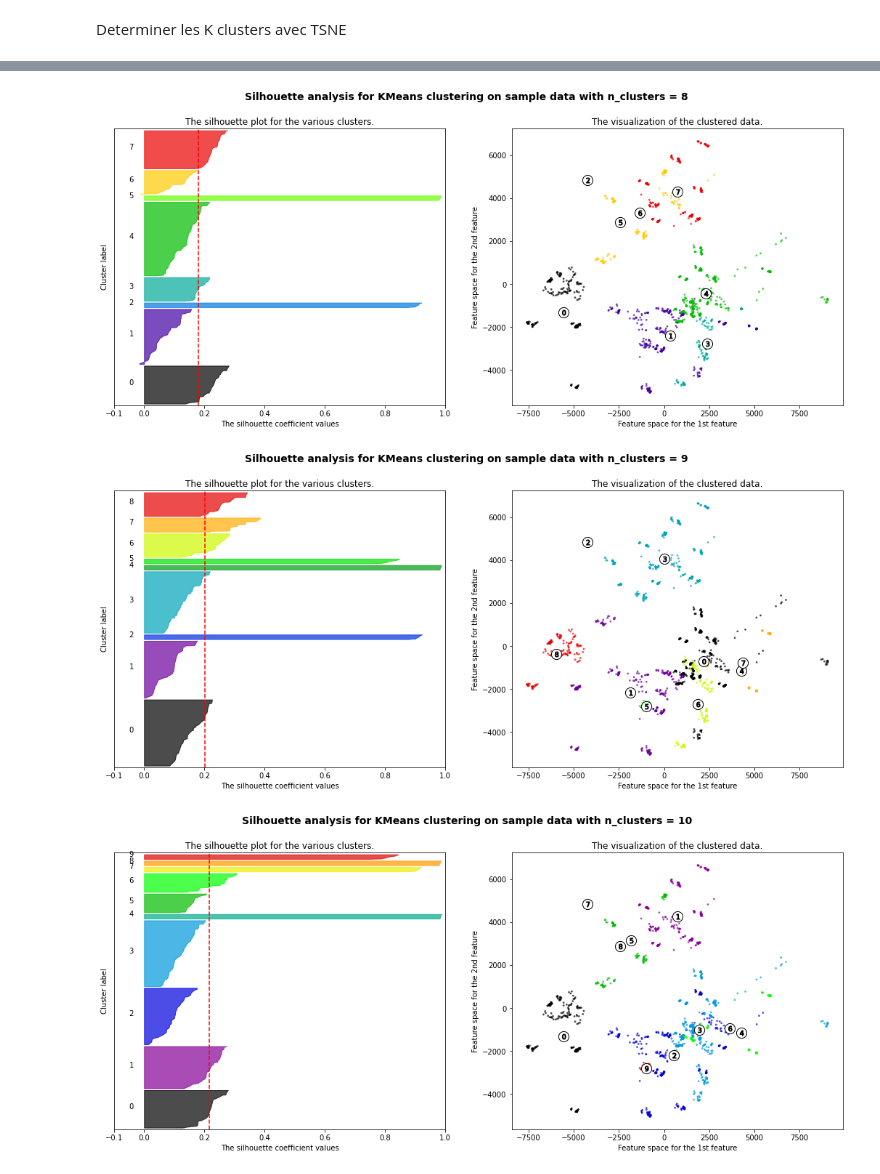
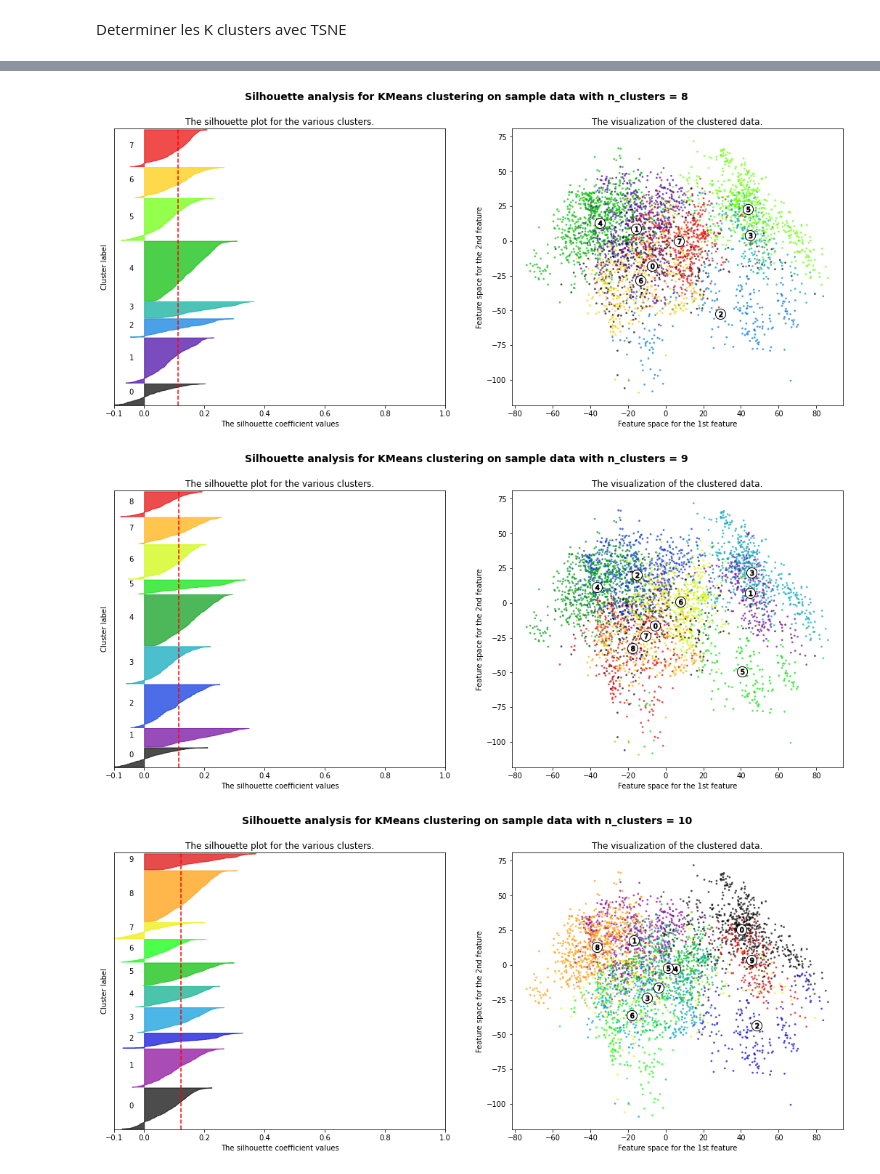
Before and after one commit to Arbrone/planaire_classification, a Jupyter notebook: notebooks/cnn_clustering.ipynb, the cells around one changed output, grey strips where cells are left out. Cells and saved outputs as stored; diff of their text form; code cells hidden in the pictures.

```diff
--- a/notebooks/cnn_clustering.ipynb
+++ b/notebooks/cnn_clustering.ipynb
@@ -71,6 +111,10 @@ torch.Size([32, 3, 224, 224])
 # %%
-activation = {}
+#activation = {}
+activation = []
 def get_activation(name):
     def hook(model, input, output):
-        activation[name] = output.detach()
+        #activation[name] = output.detach()
+        activation.append(output.detach().cpu().numpy())
+        #activation[name] = np.concatenate((activation[name], output.detach().cpu().numpy()), axis=0)
+
     return hook
@@ -114,0 +121,9 @@ show_databatch(test)
+# %%
+vgg16_model.classifier[0].register_forward_hook(get_activation('classifier0'))
+vgg16_model.eval()
+
+res = []
+for features in dataloader_iter:
+    vgg16_model(features.float())
+
+res = np.concatenate(activation, axis=0)
@@ -116,5 +135,5 @@ show_databatch(test)
 ### ACP
 # %%
 ipca = IncrementalPCA(n_components=50, batch_size=100)
-X_ipca = ipca.fit_transform(dataset)
+X_ipca = ipca.fit_transform(res)
 var = ipca.explained_variance_ratio_.cumsum()
@@ -251,5 +406,5 @@ def get_k_clusters(range_max, X):
 
     plt.show()
 # %%
-get_k_clusters(12,X_ipca)
+optimal_clusters = find_k_clusters(12, X_ipca)
 # %% [output]
@@ -272,3 +427,3 @@ For n_clusters = 11 The average silhouette_score is : 0.1961118790595508
-[figure, old version]
+[figure, new version]
-[figure, old version]
+[figure, new version]
-[figure, old version]
+[figure, new version]
```
Also changed, not shown: parts of 24 cells of this notebook, 8 other files.
